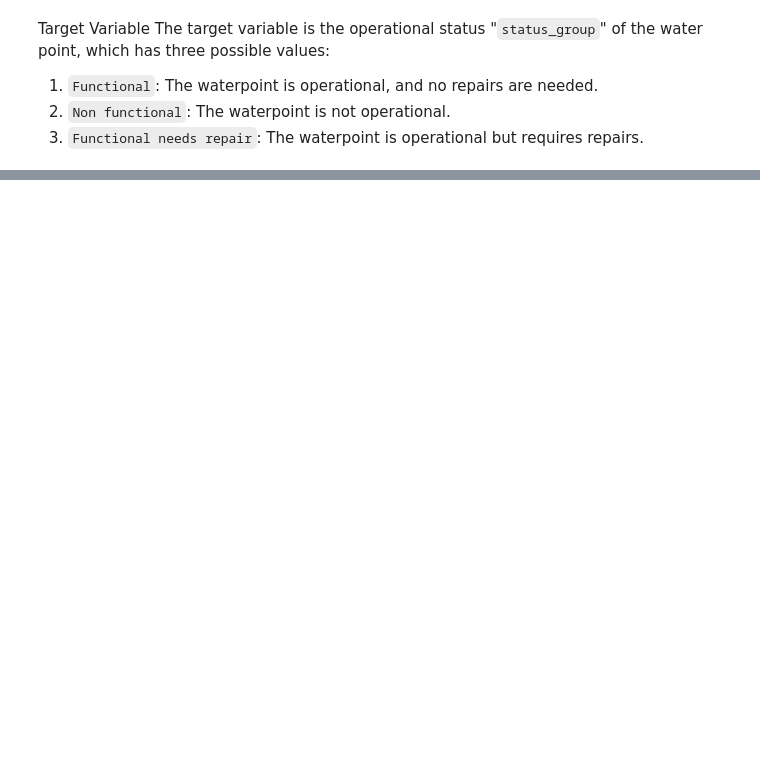
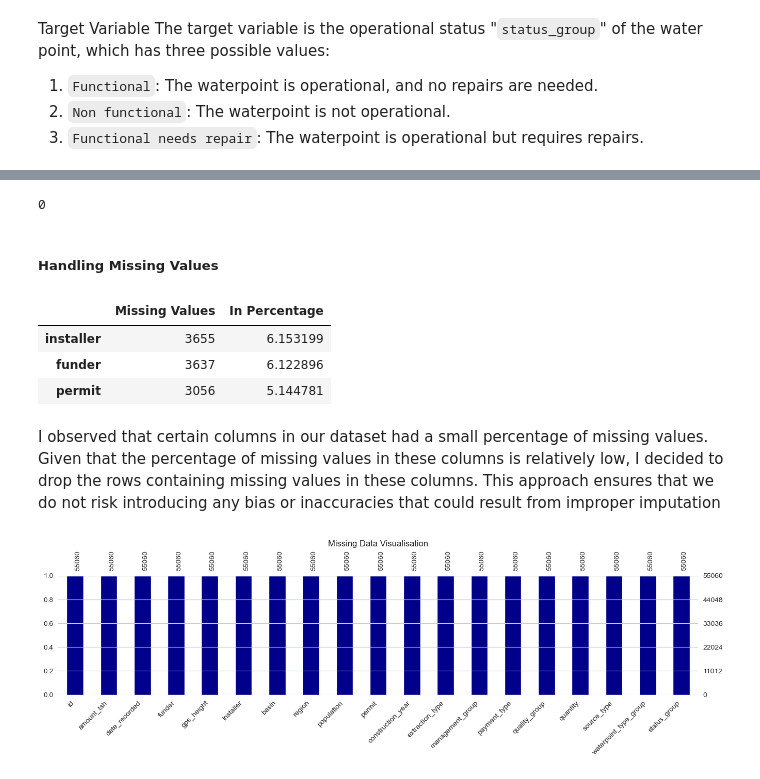
Before and after one commit to PaulMuniu/Tanzania_Water_Wells_Model, a Jupyter notebook: Tanzania_wells.ipynb, the cells around one changed output, grey strips where cells are left out. Cells and saved outputs as stored; diff of their text form; code cells hidden in the pictures; blank space fills up the shorter version.

Commit message:
Finish data preparation & cleaning.

```diff
--- a/Tanzania_wells.ipynb
+++ b/Tanzania_wells.ipynb
@@ -155,11 +155,11 @@ The dataset consits of a total of 40 Columns and 59400 records. The features inc
 
 `waterpoint_type_group`: Group classification of waterpoint type
 # %%
-data_labels = pd.read_csv("Data/wells_data_labels.csv")
+data_labels = pd.read_csv("Data/wells_labels.csv")
 data_labels.info()
-print()
+print("--------------------------------------------")
 for index, status_group  in enumerate(data_labels["status_group"].unique() , start=1):
-    print(f"{index}.{status_group}")
+    print(f"{index}.{status_group.upper()}")
 # %% [output]
 <class 'pandas.core.frame.DataFrame'>
 RangeIndex: 59400 entries, 0 to 59399
@@ -183,0 +193,5 @@ The target variable is the operational status "`status_group`" of the water poin
+# %%
+# merging the predictors and the target
+wells_data = pd.merge(data_values, data_labels, on = "id", how="outer" )
+print(wells_data.shape)
+wells_data.sample(3)
@@ -183,0 +209,8 @@ The target variable is the operational status "`status_group`" of the water poin
+# %%
+columns_to_delete = ['num_private', 'wpt_name', 'recorded_by', 'scheme_name', 'public_meeting', 'payment',
+                     'extraction_type_group', 'extraction_type_class', 'management', 'water_quality',
+                     'lga', 'ward', 'region_code', 'district_code', 'subvillage', "scheme_name", "scheme_management",
+                     "public_meeting",'source', 'source_class', 'longitude', 'latitude', 'quantity_group', 'waterpoint_type']
+
+# Print the columns to delete
+wells_data[columns_to_delete].sample(2)
@@ -183,0 +222,4 @@ The target variable is the operational status "`status_group`" of the water poin
+# %%
+wells_data = wells_data.drop(columns = columns_to_delete)
+print(wells_data.shape)
+wells_data.sample(2)
@@ -183,0 +231,42 @@ The target variable is the operational status "`status_group`" of the water poin
+# %%
+# Checking for duplicates
+wells_data.duplicated().sum()
+# %% [output]
+0
+# %% [markdown]
+##### Handling Missing Values
+# %%
+#function for identifying with missing values
+def missing_values(data):
+    """
+    Identify the missing values and their percentages
+    Drop values that have no missing values
+    Return only data with missing values
+    """
+    miss_val = data.isna().sum().sort_values(ascending = False)
+    percentage = (data.isna().sum() / len(data)).sort_values(ascending = False)
+    missing_values = pd.DataFrame({"Missing Values": miss_val, "In Percentage": (percentage)*100})
+    missing_values.drop(missing_values[missing_values["In Percentage"] == 0].index, inplace=True)
+    return missing_values
+
+missing_values(wells_data)
+# %% [output]
+|  | Missing Values | In Percentage |
+| installer | 3655 | 6.153199 |
+| funder | 3637 | 6.122896 |
+| permit | 3056 | 5.144781 |
+# %% [markdown]
+
+
+I observed that certain columns in our dataset had a small percentage of missing values.
+Given that the percentage of missing values in these columns is relatively low, I decided to drop the rows containing missing values in these columns. This approach ensures that we do not risk introducing any bias or inaccuracies that could result from improper imputation
+# %%
+# Dropping rows with missing values in the specified columns
+wells_data = wells_data.dropna(subset=['installer', 'funder', 'permit'])
+
+# Visualise to verify any missing data in the DataFrame
+msno.bar(wells_data, figsize=(16, 3), fontsize=(10), color='darkblue')
+plt.title("Missing Data Visualisation")
+plt.xticks(rotation = 90, fontsize=10);
+# %% [output]
+[figure, added]
```
Also changed, not shown: parts of 25 cells of this notebook.
